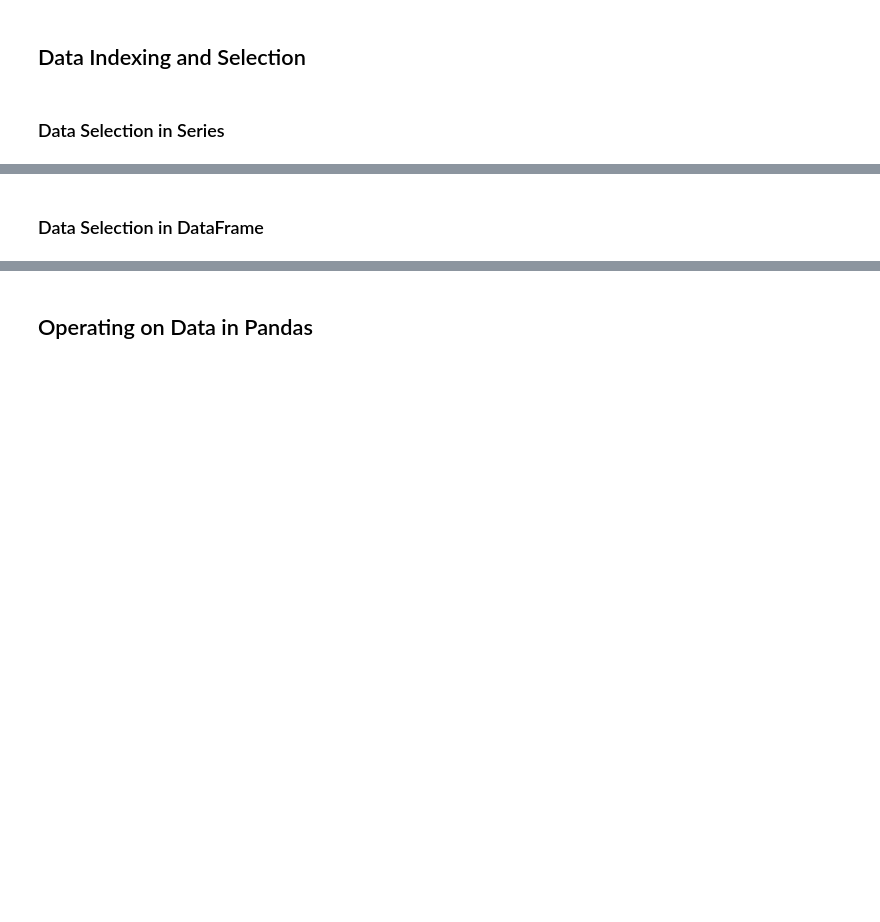
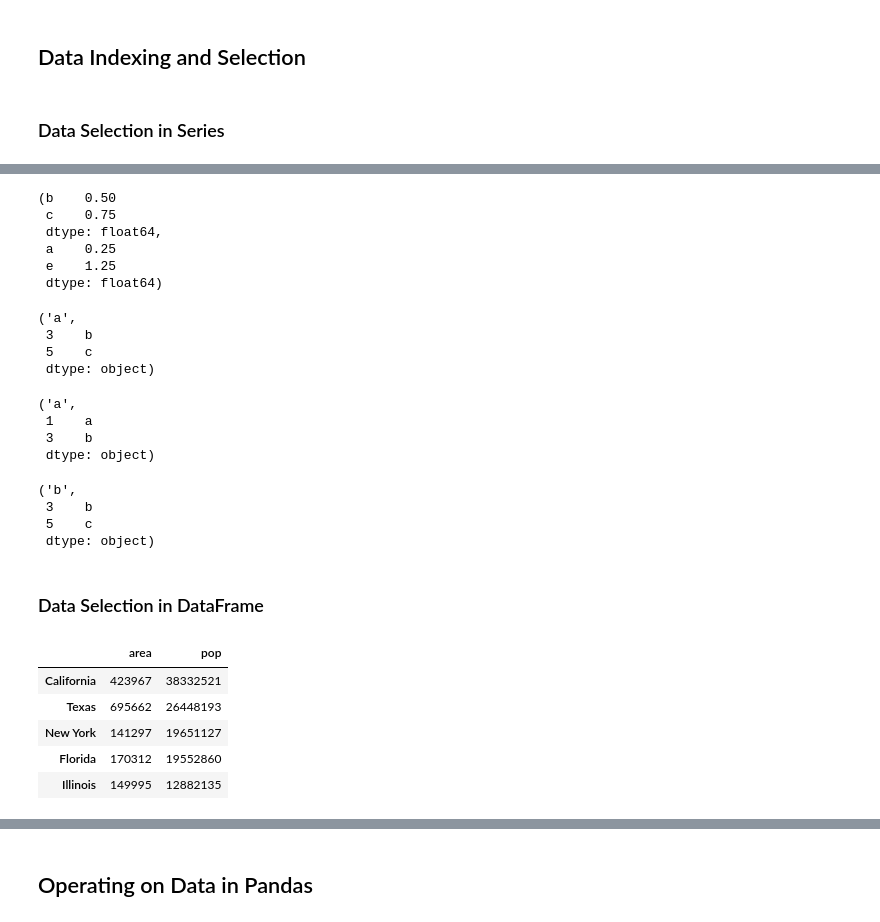
Before and after one commit to taylordunn/python-data-science-handbook, a Jupyter notebook: chapter3/chapter3.ipynb, the cells around one changed output, grey strips where cells are left out. Cells and saved outputs as stored; diff of their text form; code cells hidden in the pictures; blank space fills up the shorter version.

```diff
--- a/chapter3/chapter3.ipynb
+++ b/chapter3/chapter3.ipynb
@@ -253,2 +284,48 @@ Int64Index([1, 2, 9, 11], dtype='int64')
+# %%
+# Masking and fancy indexing
+data[(data > 0.3) & (data < 0.8)], data[['a', 'e']]
+# %% [output]
+(b    0.50
+ c    0.75
+ dtype: float64,
+ a    0.25
+ e    1.25
+ dtype: float64)
+# %%
+data = pd.Series(['a', 'b', 'c'], index = [1, 3, 5])
+# Confusion: explicit index vs implicit index when slicing
+data[1], data[1:3]
+# %% [output]
+('a',
+ 3    b
+ 5    c
+ dtype: object)
+# %%
+# Use Pandas indexers to distinguish slicing interfaces
+# `loc` always references explicit index
+data.loc[1], data.loc[1:3]
+# %% [output]
+('a',
+ 1    a
+ 3    b
+ dtype: object)
+# %%
+# `iloc` always references implicit index
+data.iloc[1], data.iloc[1:3]
+# %% [output]
+('b',
+ 3    b
+ 5    c
+ dtype: object)
 # %% [markdown]
 ### Data Selection in DataFrame
+# %%
+data = pd.DataFrame({'area': area, 'pop': population})
+data
+# %% [output]
+|  | area | pop |
+| California | 423967 | 38332521 |
+| Texas | 695662 | 26448193 |
+| New York | 141297 | 19651127 |
+| Florida | 170312 | 19552860 |
+| Illinois | 149995 | 12882135 |
```
Also changed, not shown: parts of 23 cells of this notebook.
